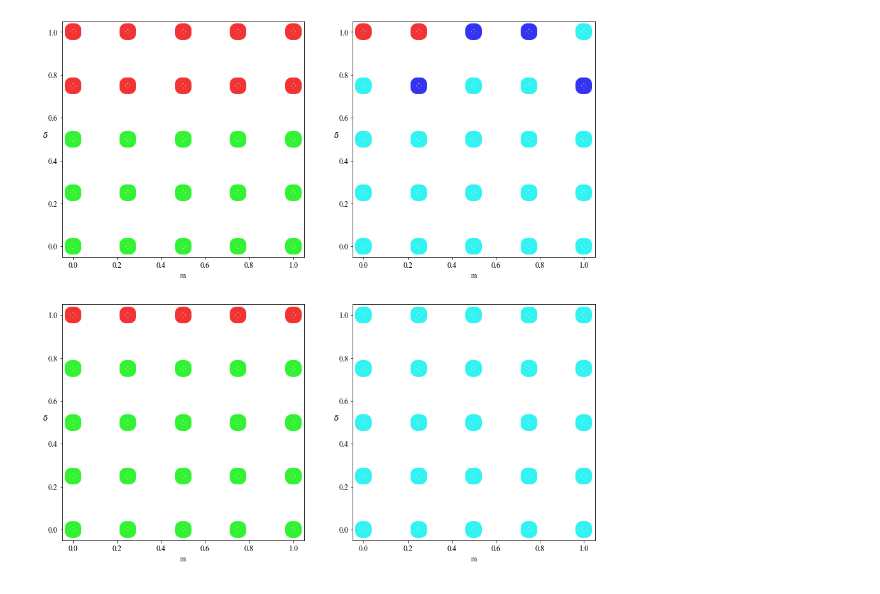
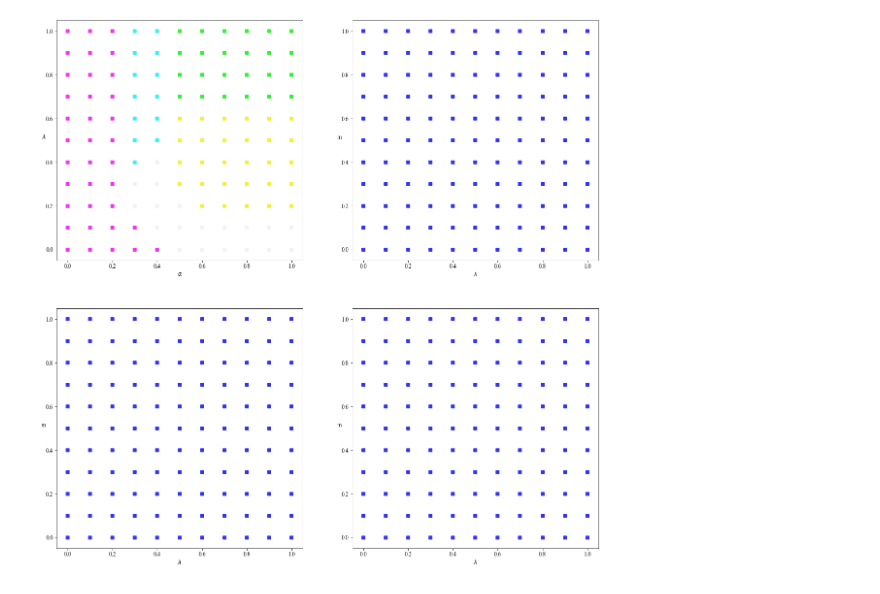
Before and after one commit to artermi/Quasi_Coop, a Jupyter notebook: Show_SixDim.ipynb, the cells around one changed output. Cells and saved outputs as stored; diff of their text form; code cells hidden in the pictures.

```diff
--- a/Show_SixDim.ipynb
+++ b/Show_SixDim.ipynb
@@ -4,18 +4,26 @@ import numpy as np
 import scipy.misc as smp
 from PIL import Image
 import matplotlib.pyplot as plt
+import pandas as pd
+import seaborn as sns
+from scipy.ndimage.filters import gaussian_filter
+from matplotlib.image import NonUniformImage
 
-plt.rcParams["figure.figsize"] = (15,15)
+
+
+plt.rcParams["figure.figsize"] = (20,20)
 plt.rcParams["font.family"] = "Times New Roman"
 plt.rcParams.update({'font.size': 12})
 # %%
-file_name = 'six_dim.dat'
+file_name6 = 'six_dim.dat'
+file_name = 'four_dim.dat'
+
 Data = {}
 with open(file_name) as f:
     lines = [line for line in f]
     for x in lines:
         info = x.strip().split('=')
-        ind = tuple([float(y) * 10 for y in info[0][1:-2].split(',')])
+        ind = tuple([float(y) for y in info[0][1:-2].split(',')])
         val = tuple([float(y) for y in info[1][2:-1].split(',')])
         Data[ind] = val
 # %%
@@ -25,7 +33,6 @@ def one_graph(Data,others,pinfo,need_x = True,need_y =True, xinfo = '', yinfo =
     #others = [a,b,c,-1,d,-1]
     Labels = [r'$\alpha$','b',r'$\lambda$','m',r'$\delta$',r'$\rho$']
     two_dim = [index for index,value in enumerate(others) if value == -1]
-
     for ind in Data:
         continue_next = False
         for i in range(len(others)):
@@ -33,30 +40,33 @@ def one_graph(Data,others,pinfo,need_x = True,need_y =True, xinfo = '', yinfo =
                 continue_next = True
         if continue_next:
             continue
-
         col = []
         for i in range(3):
             col.append(0.95 if Data[ind][i] != 0 else 0.2)
 #            col.append(Data[ind][i])
-        pinfo.scatter(ind[two_dim[0]],ind[two_dim[1]],marker='s', color = tuple(col),linewidth=20)
+        col[1], col[2] = col[2],col[1]
+        pinfo.scatter(ind[two_dim[0]],ind[two_dim[1]],marker='s', color = tuple(col),linewidth=2)
     if need_x:
         pinfo.set_xlabel( Labels[two_dim[0]] + '\n' + xinfo)
     if need_y:
         pinfo.set_ylabel( Labels[two_dim[1]], rotation = 0)
         if two_dim[1] == 1:
-            pinfo.text(-0.5,1.5,yinfo )
+            pinfo.text(-1.0,1.5,yinfo )
         else:
-            pinfo.text(-0.5,0.5,yinfo )
+            pinfo.text(-1.0,0.5,yinfo )
 # %%
 #one_graph(Data,[0,1,0,-1,-1,0],plt)
+#Labels = ['$\alpha$','b',\lambda,'m',\delta$,'r']
 
 fig, axs = plt.subplots(2,2)
-one_graph(Data,[0,1,0,-1,-1,0],axs[0,0])
-one_graph(Data,[0,1,0,-1,-1,1],axs[0,1])
-one_graph(Data,[0,1,1,-1,-1,0],axs[1,0])
-one_graph(Data,[0,1,1,-1,-1,1],axs[1,1])
+one_graph(Data,[-1,1.3,-1,0.2,0.1,0.5],axs[0,0])
+#one_graph(Data,[-1,1.25,-1,0.25,0,0.5],axs[0,0])
+
+one_graph(Data,[-1,1.3,-1,0.2,0.1,0.5],axs[0,1])
+one_graph(Data,[0,1,-1,-1,0.1,0.5],axs[1,0])
+one_graph(Data,[0,1,-1,-1,0.1,0.5],axs[1,1])
 # %% [output]
-[figure, old version]
+[figure, new version]
 # %%
 def all_five(Data,info):
     Labels = [r'$\alpha$','b',r'$\lambda$','m',r'$\delta$','r']
```
Also changed, not shown: parts of 8 cells of this notebook, 27 other files.
